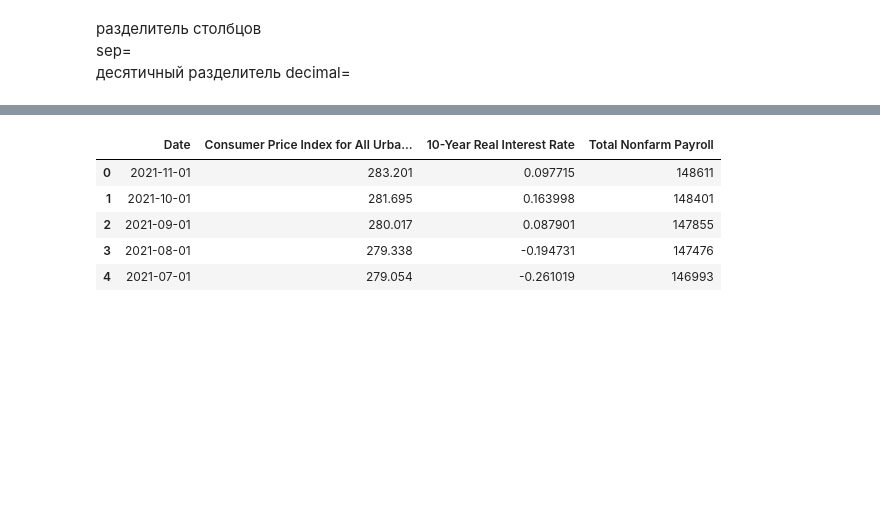
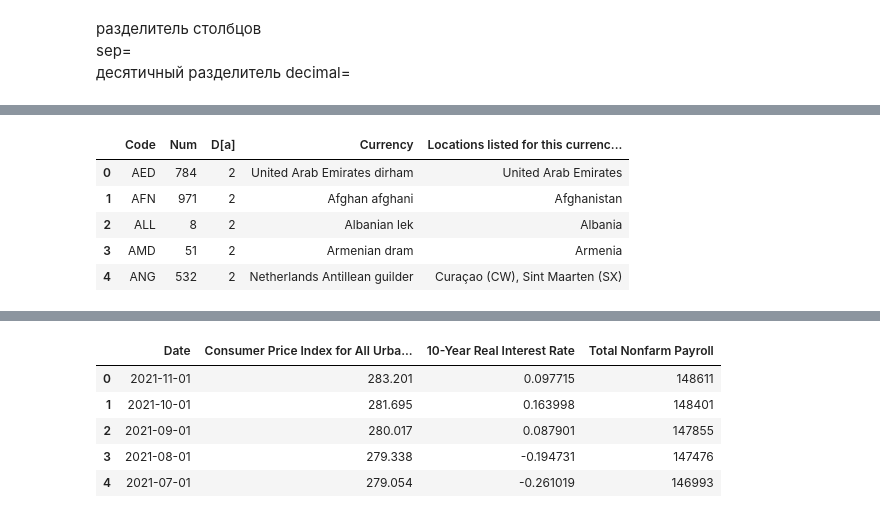
Before and after one commit to PAGriAnalytics/pagri_hard_skills, a Jupyter notebook: pandas.ipynb, the cells around one changed output, grey strips where cells are left out. Cells and saved outputs as stored; diff of their text form; code cells hidden in the pictures; blank space fills up the shorter version.

```diff
--- a/pandas.ipynb
+++ b/pandas.ipynb
@@ -1,4 +1,4 @@
 # %%
 import pandas as pd
 import numpy as np
-pd.options.display.float_format = '{:,.2f}'.format
+# pd.options.display.float_format = '{:,.2f}'.format
@@ -78,3 +102,15 @@ with pymysql.connect(
+# %%
+tables = pd.read_html(
+    'https://en.wikipedia.org/wiki/ISO_4217',
+    match='code')
+tables[0].head()
+# %% [output]
+|  | Code | Num | D[a] | Currency | Locations listed for this currenc... |
+| 0 | AED | 784 | 2 | United Arab Emirates dirham | United Arab Emirates |
+| 1 | AFN | 971 | 2 | Afghan afghani | Afghanistan |
+| 2 | ALL | 8 | 2 | Albanian lek | Albania |
+| 3 | AMD | 51 | 2 | Armenian dram | Armenia |
+| 4 | ANG | 532 | 2 | Netherlands Antillean guilder | Curaçao (CW), Sint Maarten (SX) |
 # %%
 df = pd.read_json('test.json')
 df.head()
```
Also changed, not shown: parts of 38 cells of this notebook, 25 other files.
